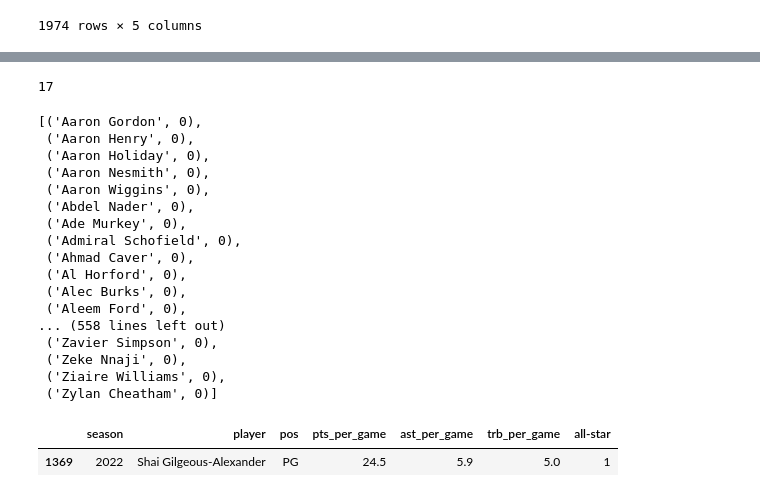
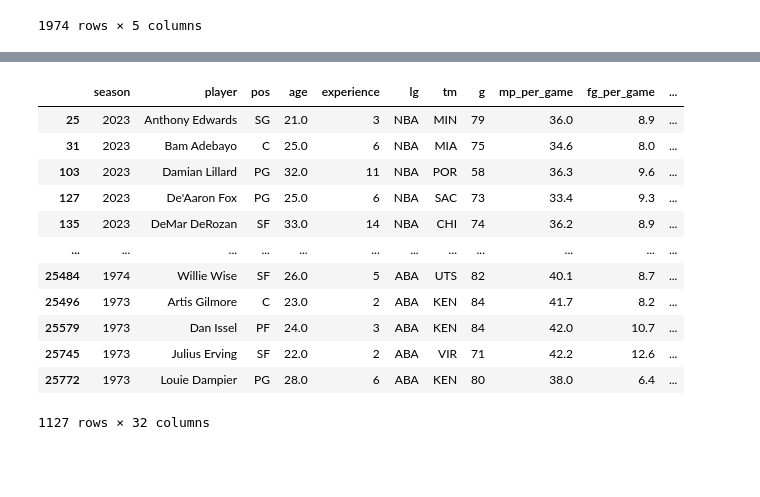
Before and after one commit to ryanregier/CSCI381_Project, a Jupyter notebook: Allstar-Classifier.ipynb, the cells around one changed output, grey strips where cells are left out. Saved outputs shown, nothing was run; the diff lists cells and outputs as text; code cells hidden in the pictures; blank space fills up the shorter version.

```diff
--- a/Allstar-Classifier.ipynb
+++ b/Allstar-Classifier.ipynb
@@ -9,3 +18,10 @@ allstar_selections_data = pd.read_csv('All-Star Selections.csv')
+# %%
+# Helper function to get the results for the all-stars
+def is_all_star(name, year, allstar_df):
+    temp_df = allstar_df.loc[(allstar_df["player"] == name) & (allstar_df["season"] == year)]
+    if len(temp_df) == 0:
+        return 0
+    return 1
 # %%
 allstar_selections_data
 # %% [output]
@@ -55,14 +40,0 @@ fig.show()
-# %%
-tagged_2022_data = player_per_game_data[player_per_game_data["season"] == 2022]
-tagged_2022_data = tagged_2022_data.drop_duplicates(subset=['player'], keep='first')
-tagged_2022_data = tagged_2022_data[["season", "player", "pos", "pts_per_game", "ast_per_game", "trb_per_game"]]
-tagged_2022_data['all-star'] = tagged_2022_data['player'].apply(lambda x: 1 if x in allstar_2022_list else 0)
-tagged_2023_data = player_per_game_data[player_per_game_data["season"] == 2022]
-tagged_2023_data = tagged_2023_data[["season", "player", "pos", "pts_per_game", "ast_per_game", "trb_per_game"]]
-tagged_2023_data = tagged_2023_data.drop_duplicates(subset=['player'], keep='first')
-tagged_2023_data['all-star'] = tagged_2023_data['player'].apply(lambda x: 1 if x in allstar_2023_list else 0)
-x = tagged_2022_data['pts_per_game']
-y = tagged_2022_data['ast_per_game']
-z = tagged_2022_data['trb_per_game']
-data = list(zip(x,y,z))
-classes = tagged_2022_data['all-star']
@@ -141,29 +41,29 @@ all_all_stars_predicted
-# %%
-len(all_all_stars_predicted)
-# %% [output]
-17
-# %%
-non_allstar_accuracy
-# %% [output]
-[('Aaron Gordon', 0),
- ('Aaron Henry', 0),
- ('Aaron Holiday', 0),
- ('Aaron Nesmith', 0),
- ('Aaron Wiggins', 0),
- ('Abdel Nader', 0),
- ('Ade Murkey', 0),
- ('Admiral Schofield', 0),
- ('Ahmad Caver', 0),
- ('Al Horford', 0),
- ('Alec Burks', 0),
- ('Aleem Ford', 0),
-... (558 lines left out)
- ('Zavier Simpson', 0),
- ('Zeke Nnaji', 0),
- ('Ziaire Williams', 0),
- ('Zylan Cheatham', 0)]
-# %%
-tagged_2023_data[tagged_2023_data['player'] == 'Shai Gilgeous-Alexander']
-# %% [output]
-|  | season | player | pos | pts_per_game | ast_per_game | trb_per_game | all-star |
-| 1369 | 2022 | Shai Gilgeous-Alexander | PG | 24.5 | 5.9 | 5.0 | 1 |
+# %%
+allstar_selections_data = pd.read_csv('All-Star Selections.csv')
+allstar_selections_data = allstar_selections_data.drop_duplicates(subset=['player', 'season'])
+player_per_game_data = pd.read_csv("Player Per Game.csv")
+player_per_game_data = player_per_game_data.drop_duplicates()
+player_per_game_data = player_per_game_data[player_per_game_data["season"] >= 1951]
+
+tagged_player_per_game_data = player_per_game_data.copy()
+tagged_player_per_game_data['is-all-star'] = tagged_player_per_game_data.apply(lambda x: is_all_star(x["player"], x["season"], allstar_selections_data), axis=1)
+tagged_player_per_game_data = tagged_player_per_game_data.drop_duplicates(subset=['player', 'season'])
+tagged_player_per_game_data = tagged_player_per_game_data.drop(columns=['seas_id', 'birth_year', 'player_id', 'gs'])
+tagged_player_per_game_data = tagged_player_per_game_data.dropna()
+# %%
+tagged_player_per_game_data[tagged_player_per_game_data["is-all-star"] == 1]
+# Note: had to drop a bunch of data due to NaN's being annoying
+# %% [output]
+|  | season | player | pos | age | experience | lg | tm | g | mp_per_game | fg_per_game | ... |
+| 25 | 2023 | Anthony Edwards | SG | 21.0 | 3 | NBA | MIN | 79 | 36.0 | 8.9 | ... |
+| 31 | 2023 | Bam Adebayo | C | 25.0 | 6 | NBA | MIA | 75 | 34.6 | 8.0 | ... |
+| 103 | 2023 | Damian Lillard | PG | 32.0 | 11 | NBA | POR | 58 | 36.3 | 9.6 | ... |
+| 127 | 2023 | De'Aaron Fox | PG | 25.0 | 6 | NBA | SAC | 73 | 33.4 | 9.3 | ... |
+| 135 | 2023 | DeMar DeRozan | SF | 33.0 | 14 | NBA | CHI | 74 | 36.2 | 8.9 | ... |
+| ... | ... | ... | ... | ... | ... | ... | ... | ... | ... | ... | ... |
+| 25484 | 1974 | Willie Wise | SF | 26.0 | 5 | ABA | UTS | 82 | 40.1 | 8.7 | ... |
+| 25496 | 1973 | Artis Gilmore | C | 23.0 | 2 | ABA | KEN | 84 | 41.7 | 8.2 | ... |
+| 25579 | 1973 | Dan Issel | PF | 24.0 | 3 | ABA | KEN | 84 | 42.0 | 10.7 | ... |
+| 25745 | 1973 | Julius Erving | SF | 22.0 | 2 | ABA | VIR | 71 | 42.2 | 12.6 | ... |
+| 25772 | 1973 | Louie Dampier | PG | 28.0 | 6 | ABA | KEN | 80 | 38.0 | 6.4 | ... |
+1127 rows × 32 columns
```
Also changed, not shown: parts of 47 cells of this notebook.
